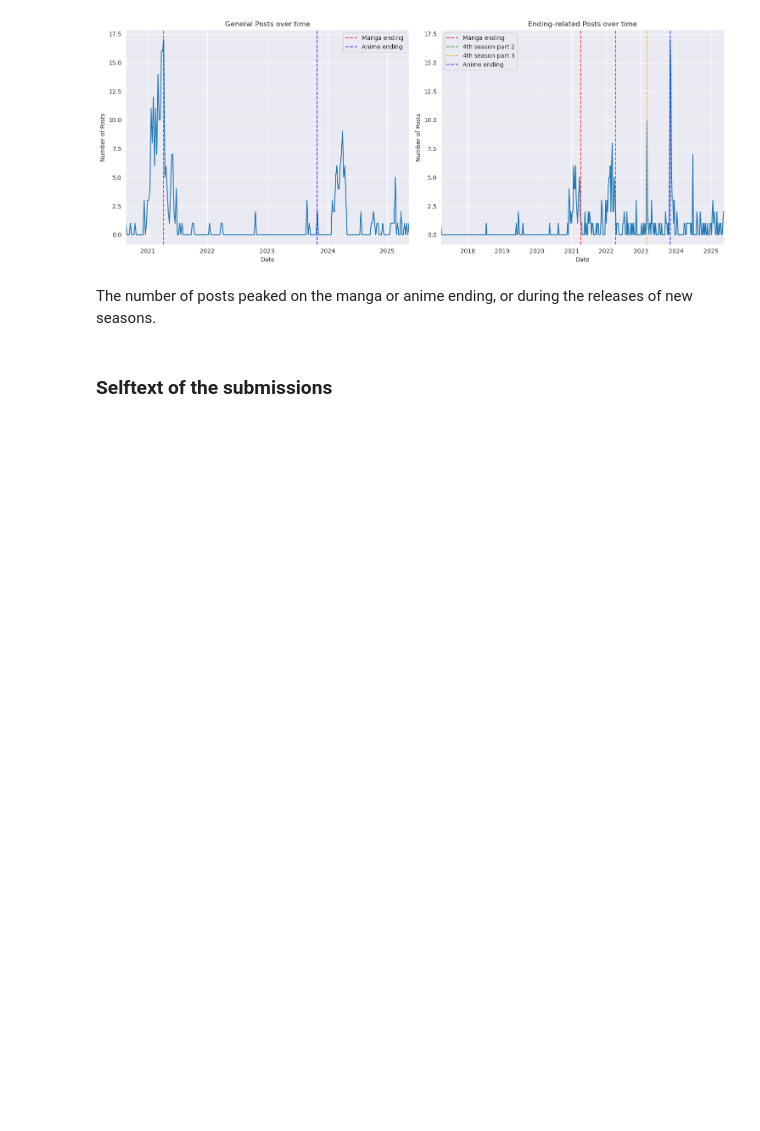
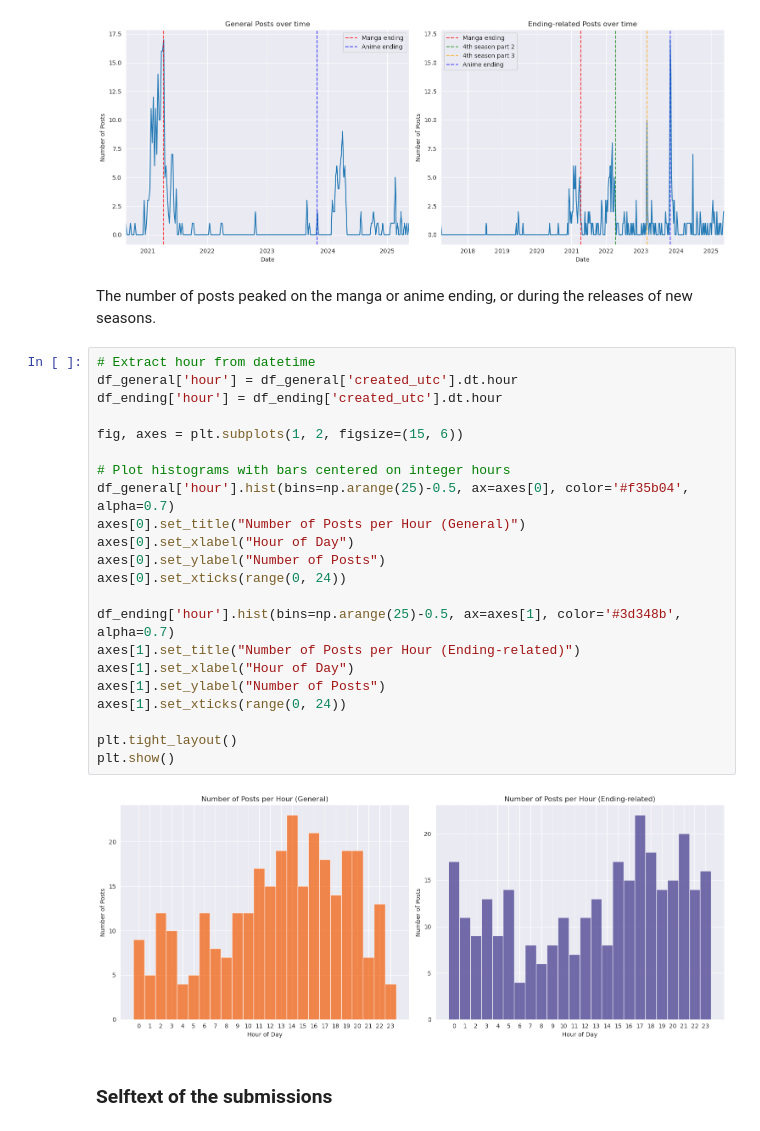
Before and after one commit to AlessandroGhiotto/WSA-AoT, a Jupyter notebook: notebooks/1_data_gathering_and_analysis.ipynb, the cells around one changed output. Saved outputs shown, nothing was run; the diff lists cells and outputs as text; blank space fills up the shorter version.

```diff
--- a/notebooks/1_data_gathering_and_analysis.ipynb
+++ b/notebooks/1_data_gathering_and_analysis.ipynb
@@ -272,6 +271,30 @@ plt.show()
 [figure]
 # %% [markdown]
 The number of posts peaked on the manga or anime ending, or during the releases of new seasons.
+# %%
+# Extract hour from datetime
+df_general['hour'] = df_general['created_utc'].dt.hour
+df_ending['hour'] = df_ending['created_utc'].dt.hour
+
+fig, axes = plt.subplots(1, 2, figsize=(15, 6))
+
+# Plot histograms with bars centered on integer hours
+df_general['hour'].hist(bins=np.arange(25)-0.5, ax=axes[0], color='#f35b04', alpha=0.7)
+axes[0].set_title("Number of Posts per Hour (General)")
+axes[0].set_xlabel("Hour of Day")
+axes[0].set_ylabel("Number of Posts")
+axes[0].set_xticks(range(0, 24))
+
+df_ending['hour'].hist(bins=np.arange(25)-0.5, ax=axes[1], color='#3d348b', alpha=0.7)
+axes[1].set_title("Number of Posts per Hour (Ending-related)")
+axes[1].set_xlabel("Hour of Day")
+axes[1].set_ylabel("Number of Posts")
+axes[1].set_xticks(range(0, 24))
+
+plt.tight_layout()
+plt.show()
+# %% [output]
+[figure, added]
 # %% [markdown]
 ### Selftext of the submissions
 # %%
```
Also changed, not shown: parts of 1 cell of this notebook, 3 other files.
